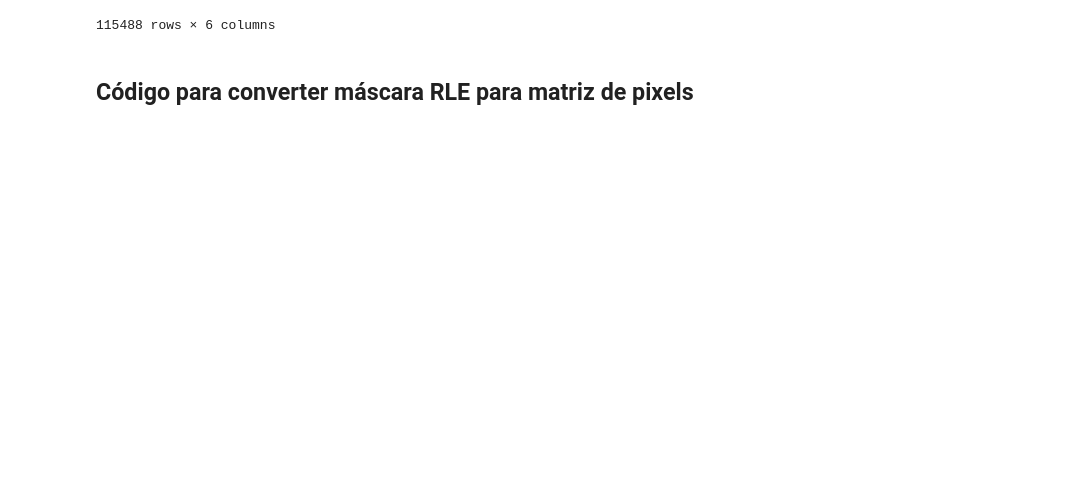
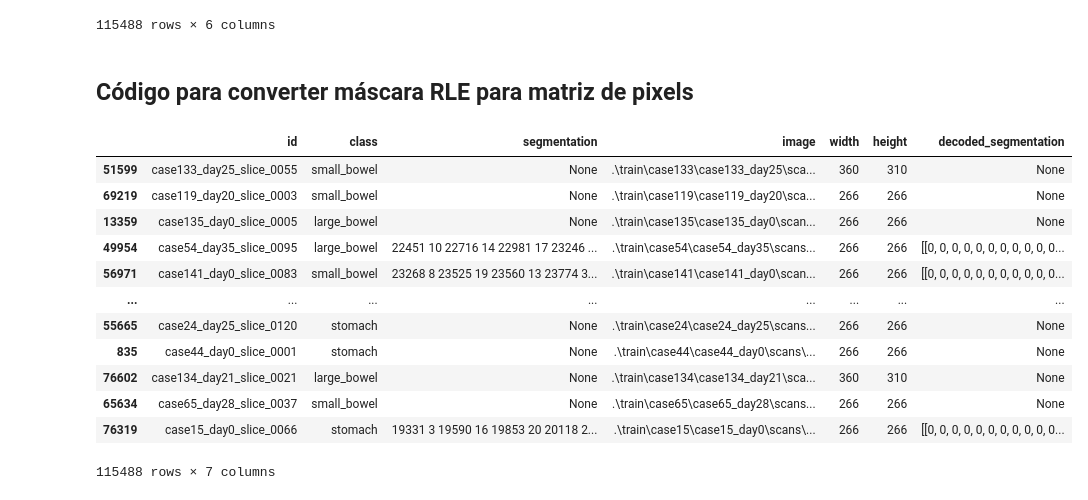
Before and after one commit to PauloUbirajara/uw-madison-image-segmentation, a Jupyter notebook: segmentation.ipynb, the cells around one changed output. Cells and saved outputs as stored; diff of their text form; code cells hidden in the pictures; blank space fills up the shorter version.

```diff
--- a/segmentation.ipynb
+++ b/segmentation.ipynb
@@ -51,2 +30,28 @@ def rle_decode(mask_rle, shape=(768, 768)):
+# %%
+dataset['decoded_segmentation'] = dataset.apply(
+	lambda x:
+		None if x['segmentation'] is None
+		else decode_rle(
+			x['segmentation'],
+			shape=(x['height'], x['width'])
+		),
+	axis=1
+)
+# dataset['decoded_segmentation_2'] = dataset['decoded_segmentation'].vflatten()
+dataset
+# %% [output]
+|  | id | class | segmentation | image | width | height | decoded_segmentation |
+| 51599 | case133_day25_slice_0055 | small_bowel | None | .\train\case133\case133_day25\sca... | 360 | 310 | None |
+| 69219 | case119_day20_slice_0003 | small_bowel | None | .\train\case119\case119_day20\sca... | 266 | 266 | None |
+| 13359 | case135_day0_slice_0005 | large_bowel | None | .\train\case135\case135_day0\scan... | 266 | 266 | None |
+| 49954 | case54_day35_slice_0095 | large_bowel | 22451 10 22716 14 22981 17 23246 ... | .\train\case54\case54_day35\scans... | 266 | 266 | [[0, 0, 0, 0, 0, 0, 0, 0, 0, 0, 0... |
+| 56971 | case141_day0_slice_0083 | small_bowel | 23268 8 23525 19 23560 13 23774 3... | .\train\case141\case141_day0\scan... | 266 | 266 | [[0, 0, 0, 0, 0, 0, 0, 0, 0, 0, 0... |
+| ... | ... | ... | ... | ... | ... | ... | ... |
+| 55665 | case24_day25_slice_0120 | stomach | None | .\train\case24\case24_day25\scans... | 266 | 266 | None |
+| 835 | case44_day0_slice_0001 | stomach | None | .\train\case44\case44_day0\scans\... | 266 | 266 | None |
+| 76602 | case134_day21_slice_0021 | large_bowel | None | .\train\case134\case134_day21\sca... | 360 | 310 | None |
+| 65634 | case65_day28_slice_0037 | small_bowel | None | .\train\case65\case65_day28\scans... | 266 | 266 | None |
+| 76319 | case15_day0_slice_0066 | stomach | 19331 3 19590 16 19853 20 20118 2... | .\train\case15\case15_day0\scans\... | 266 | 266 | [[0, 0, 0, 0, 0, 0, 0, 0, 0, 0, 0... |
+115488 rows × 7 columns
 # %%
 linha = dataset[dataset['segmentation'].notnull()].sample(1).iloc[0]
```
Also changed, not shown: parts of 6 cells of this notebook, 3 other files.
